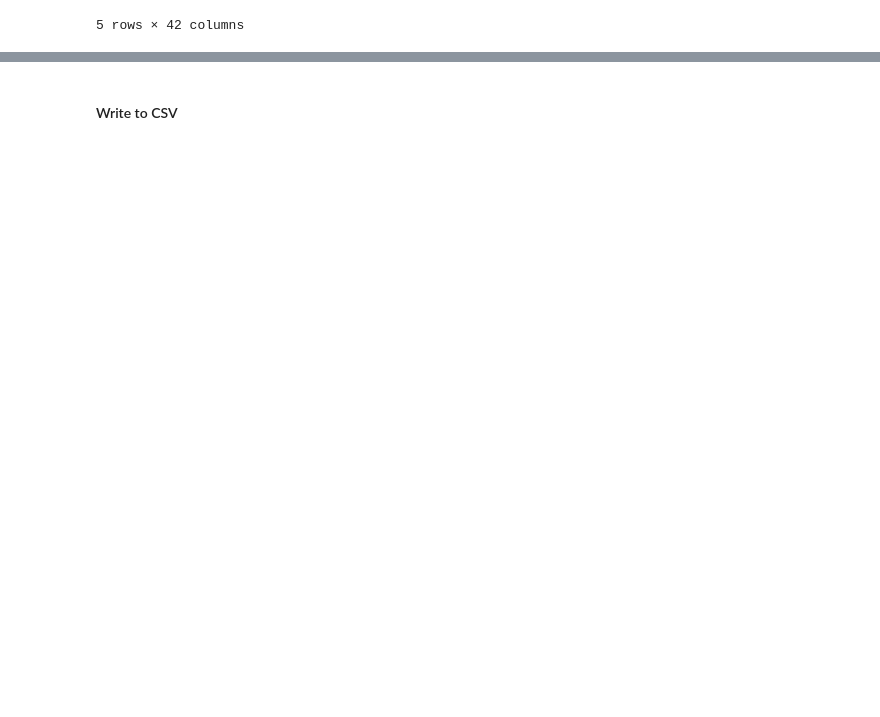
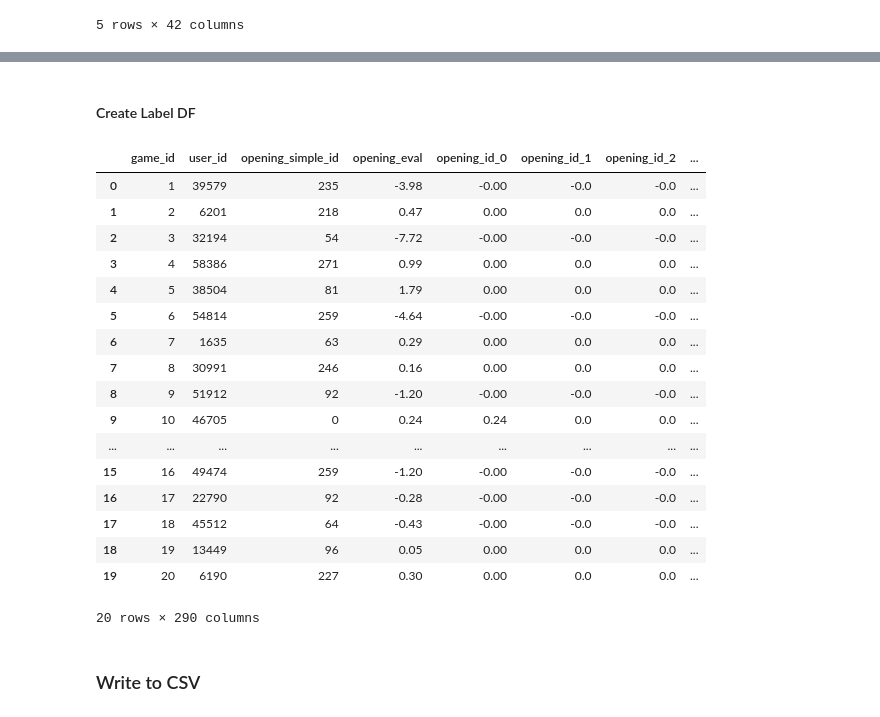
Before and after one commit to aks5bx/ChessOpeningRecommender, a Jupyter notebook: notebooks/scratch.ipynb, the cells around one changed output, grey strips where cells are left out. Drawn from its saved outputs; the diff is of its cells as text; code cells hidden in the pictures; blank space fills up the shorter version.

Commit message:
created label data for recommender system

```diff
--- a/notebooks/scratch.ipynb
+++ b/notebooks/scratch.ipynb
@@ -311,0 +295,15 @@ Index(['user_name', 'user_elo', 'opening_code', 'opening_name',
+# %%
+feature_df['opening_name_simple'] = feature_df['opening_name'].apply(lambda x: x.split(':')[0])
+feature_df['opening_simple_id'] = feature_df.groupby(['opening_name_simple']).ngroup()
+feature_df['user_id'] = feature_df.groupby(['user_name']).ngroup()
+feature_df['game_id'] = feature_df.index + 1
+
+first_column = feature_df.pop('game_id')
+second_column = feature_df.pop('user_id')
+third_column = feature_df.pop('opening_simple_id')
+
+feature_df.insert(0, 'opening_simple_id', third_column)
+feature_df.insert(0, 'user_id', second_column)
+feature_df.insert(0, 'game_id', first_column)
+
+feature_df.head(3)
@@ -312,4 +316,42 @@ Index(['user_name', 'user_elo', 'opening_code', 'opening_name',
+# %% [markdown]
+#### Create Label DF
+# %%
+label_df = pd.get_dummies(feature_df['opening_simple_id'], prefix = 'opening_id')
+label_df['user_id'] = feature_df['user_id']
+label_df['game_id'] = feature_df['game_id']
+
+first_column = label_df.pop('game_id')
+second_column = label_df.pop('user_id')
+third_column = feature_df['opening_simple_id']
+fourth_column = feature_df['opening_eval']
+
+label_df.insert(0, 'opening_eval', fourth_column)
+label_df.insert(0, 'opening_simple_id', third_column)
+label_df.insert(0, 'user_id', second_column)
+label_df.insert(0, 'game_id', first_column)
+# %%
+label_df.iloc[:, 4:] = label_df[label_df.columns[4:]].multiply(label_df["opening_eval"], axis="index")
+label_df.head(20)
+# %% [output]
+|  | game_id | user_id | opening_simple_id | opening_eval | opening_id_0 | opening_id_1 | opening_id_2 | ... |
+| 0 | 1 | 39579 | 235 | -3.98 | -0.00 | -0.0 | -0.0 | ... |
+| 1 | 2 | 6201 | 218 | 0.47 | 0.00 | 0.0 | 0.0 | ... |
+| 2 | 3 | 32194 | 54 | -7.72 | -0.00 | -0.0 | -0.0 | ... |
+| 3 | 4 | 58386 | 271 | 0.99 | 0.00 | 0.0 | 0.0 | ... |
+| 4 | 5 | 38504 | 81 | 1.79 | 0.00 | 0.0 | 0.0 | ... |
+| 5 | 6 | 54814 | 259 | -4.64 | -0.00 | -0.0 | -0.0 | ... |
+| 6 | 7 | 1635 | 63 | 0.29 | 0.00 | 0.0 | 0.0 | ... |
+| 7 | 8 | 30991 | 246 | 0.16 | 0.00 | 0.0 | 0.0 | ... |
+| 8 | 9 | 51912 | 92 | -1.20 | -0.00 | -0.0 | -0.0 | ... |
+| 9 | 10 | 46705 | 0 | 0.24 | 0.24 | 0.0 | 0.0 | ... |
+| ... | ... | ... | ... | ... | ... | ... | ... | ... |
+| 15 | 16 | 49474 | 259 | -1.20 | -0.00 | -0.0 | -0.0 | ... |
+| 16 | 17 | 22790 | 92 | -0.28 | -0.00 | -0.0 | -0.0 | ... |
+| 17 | 18 | 45512 | 64 | -0.43 | -0.00 | -0.0 | -0.0 | ... |
+| 18 | 19 | 13449 | 96 | 0.05 | 0.00 | 0.0 | 0.0 | ... |
+| 19 | 20 | 6190 | 227 | 0.30 | 0.00 | 0.0 | 0.0 | ... |
+20 rows × 290 columns
 # %% [markdown]
-#### Write to CSV
+### Write to CSV
 # %%
 feature_df.to_csv('../data/feature_df.csv', index = False)
```
Also changed, not shown: parts of 24 cells of this notebook, 2 other files.
